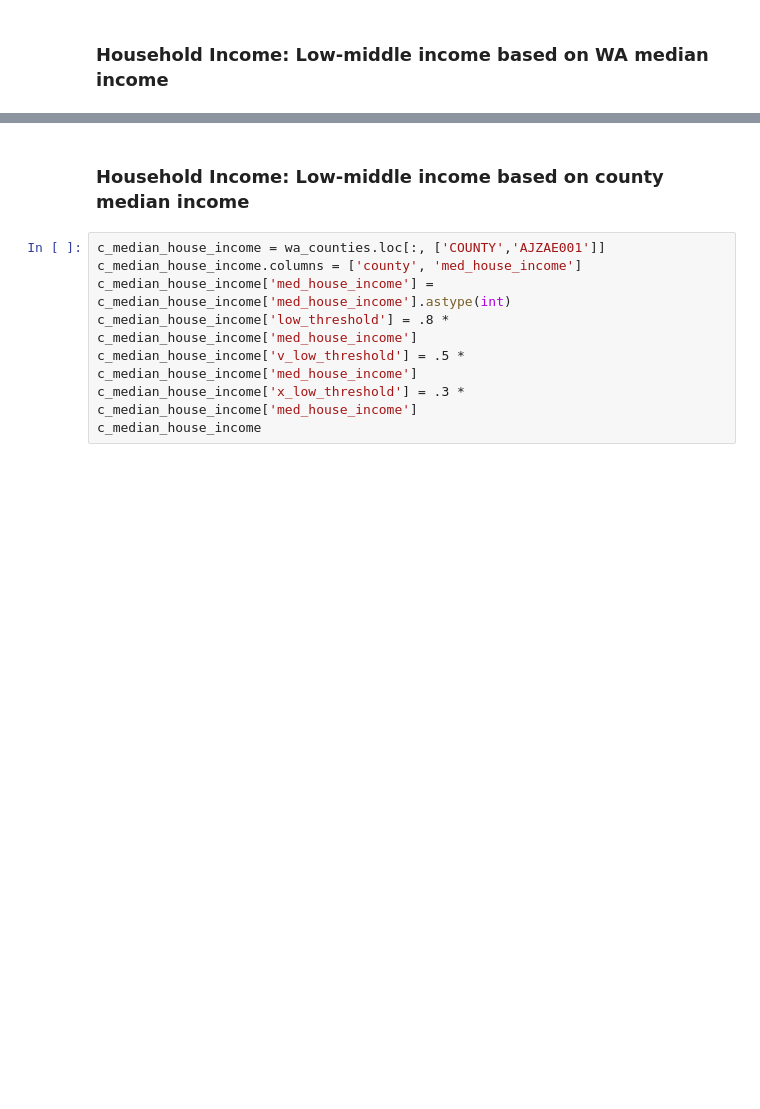
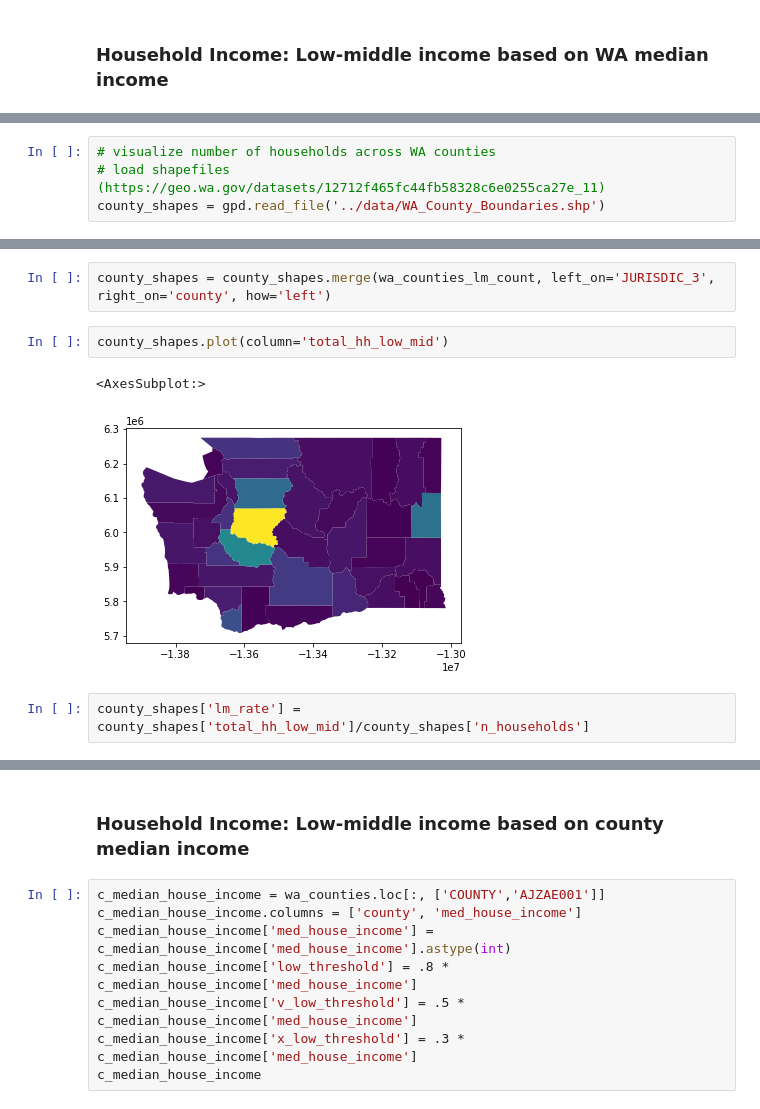
Before and after one commit to allisoncstafford/carbonWA, a Jupyter notebook: low_income.ipynb, the cells around one changed output, grey strips where cells are left out. Cells and saved outputs as stored; diff of their text form; blank space fills up the shorter version.

```diff
--- a/low_income.ipynb
+++ b/low_income.ipynb
@@ -409,0 +411,4 @@ wa_counties_lm_count
+# %%
+# visualize number of households across WA counties
+# load shapefiles (https://geo.wa.gov/datasets/12712f465fc44fb58328c6e0255ca27e_11)
+county_shapes = gpd.read_file('../data/WA_County_Boundaries.shp')
@@ -409,0 +424,9 @@ wa_counties_lm_count
+# %%
+county_shapes = county_shapes.merge(wa_counties_lm_count, left_on='JURISDIC_3', right_on='county', how='left')
+# %%
+county_shapes.plot(column='total_hh_low_mid')
+# %% [output]
+<AxesSubplot:>
+[figure, added]
+# %%
+county_shapes['lm_rate'] = county_shapes['total_hh_low_mid']/county_shapes['n_households']
```
Also changed, not shown: parts of 8 cells of this notebook, 2 other files.
